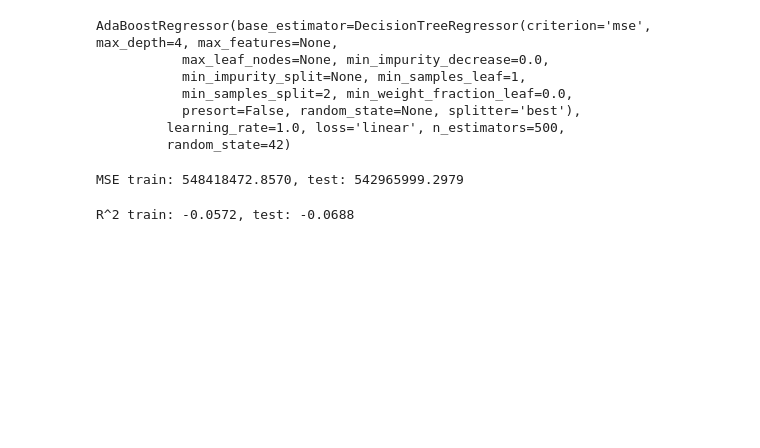
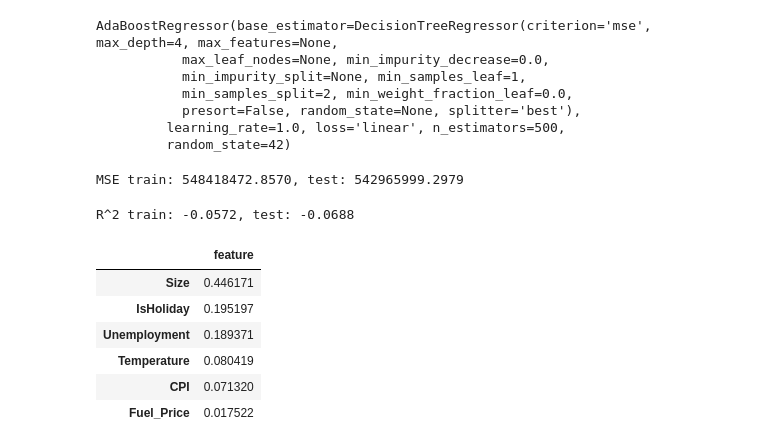
Before and after one commit to opread/retail_kaggle, a Jupyter notebook: Nonlinear relationships - DecisionTrees_RandomForrest_AdaBoost.ipynb, the cells around one changed output. Saved outputs shown, nothing was run; the diff lists cells and outputs as text; code cells hidden in the pictures; blank space fills up the shorter version.

```diff
--- a/Nonlinear relationships - DecisionTrees_RandomForrest_AdaBoost.ipynb
+++ b/Nonlinear relationships - DecisionTrees_RandomForrest_AdaBoost.ipynb
@@ -196,0 +197,12 @@ R^2 train: -0.0572, test: -0.0688
+# %%
+result = pd.DataFrame(ada.feature_importances_, X.columns)
+result.columns = ['feature']
+result.sort_values(by='feature', ascending = False)
+# %% [output]
+|  | feature |
+| Size | 0.446171 |
+| IsHoliday | 0.195197 |
+| Unemployment | 0.189371 |
+| Temperature | 0.080419 |
+| CPI | 0.071320 |
+| Fuel_Price | 0.017522 |
```
Also changed, not shown: parts of 10 cells of this notebook.
